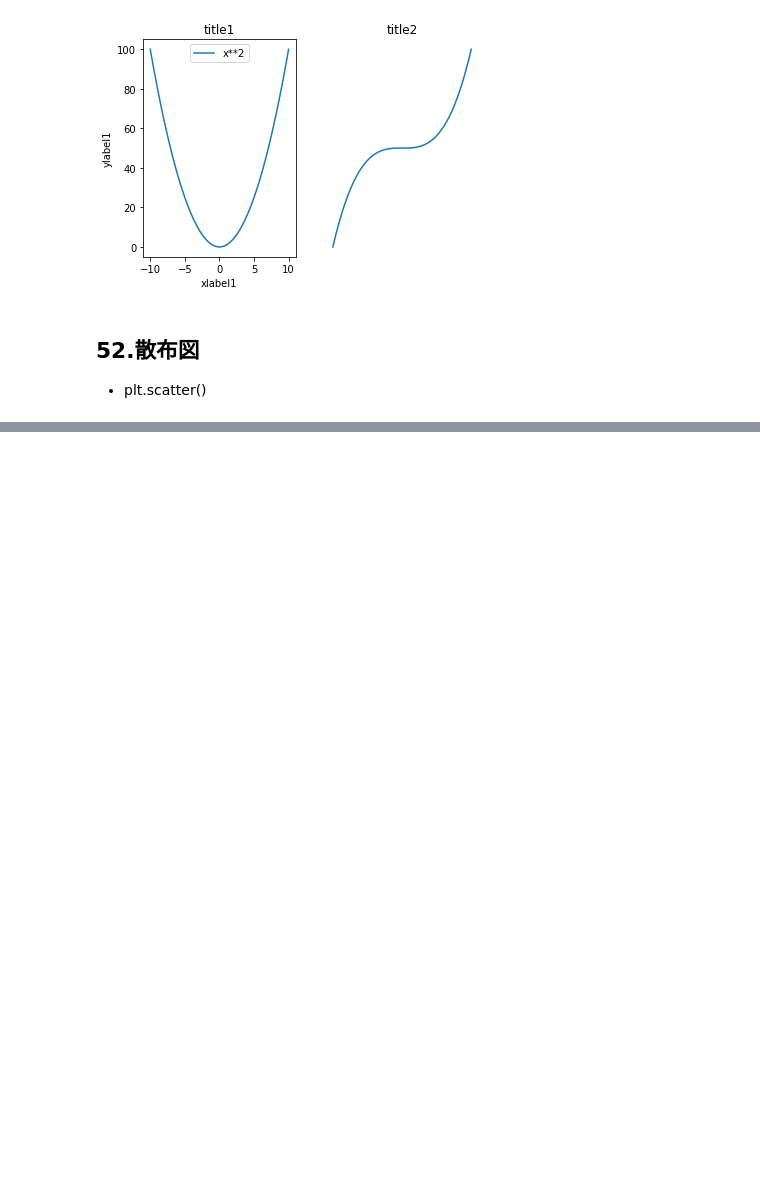
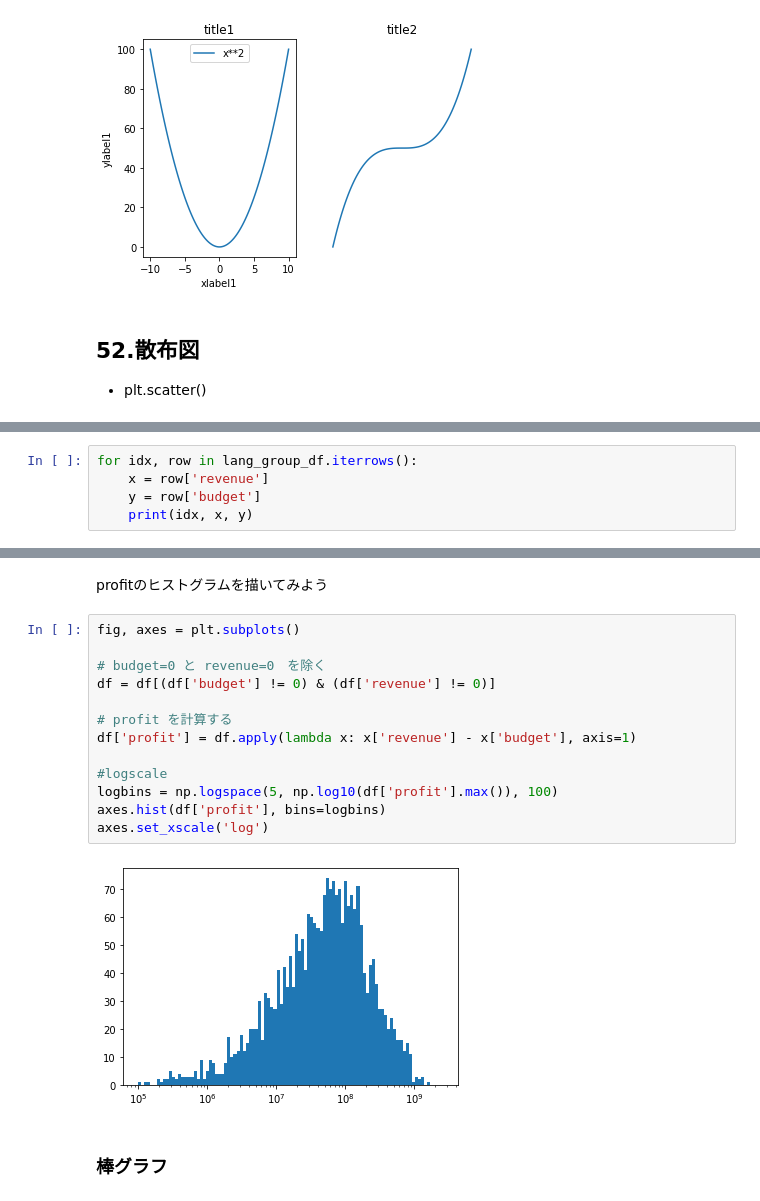
Before and after one commit to lotten30/python-lesson, a Jupyter notebook: datascientistus/Sec.6_Matplotlib.ipynb, the cells around one changed output, grey strips where cells are left out. Saved outputs shown, nothing was run; the diff lists cells and outputs as text; blank space fills up the shorter version.

```diff
--- a/datascientistus/Sec.6_Matplotlib.ipynb
+++ b/datascientistus/Sec.6_Matplotlib.ipynb
@@ -139,0 +157,5 @@ axes[1].axis('off')
+# %%
+for idx, row in lang_group_df.iterrows():
+    x = row['revenue']
+    y = row['budget']
+    print(idx, x, y)
@@ -139,0 +192,19 @@ axes[1].axis('off')
+# %% [markdown]
+profitのヒストグラムを描いてみよう
+# %%
+fig, axes = plt.subplots()
+
+# budget=0 と revenue=0　を除く
+df = df[(df['budget'] != 0) & (df['revenue'] != 0)]
+
+# profit を計算する
+df['profit'] = df.apply(lambda x: x['revenue'] - x['budget'], axis=1)
+
+#logscale
+logbins = np.logspace(5, np.log10(df['profit'].max()), 100)
+axes.hist(df['profit'], bins=logbins)
+axes.set_xscale('log')
+# %% [output]
+[figure, added]
+# %% [markdown]
+### 棒グラフ
```
Also changed, not shown: parts of 13 cells of this notebook.
